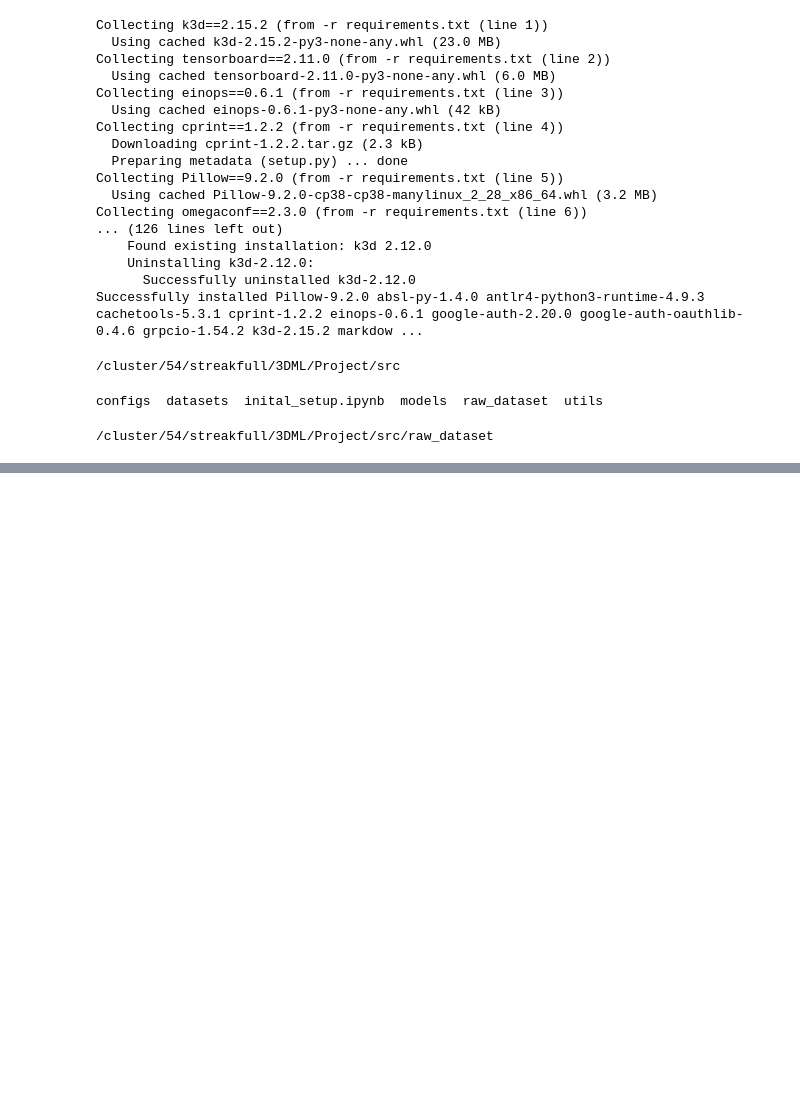
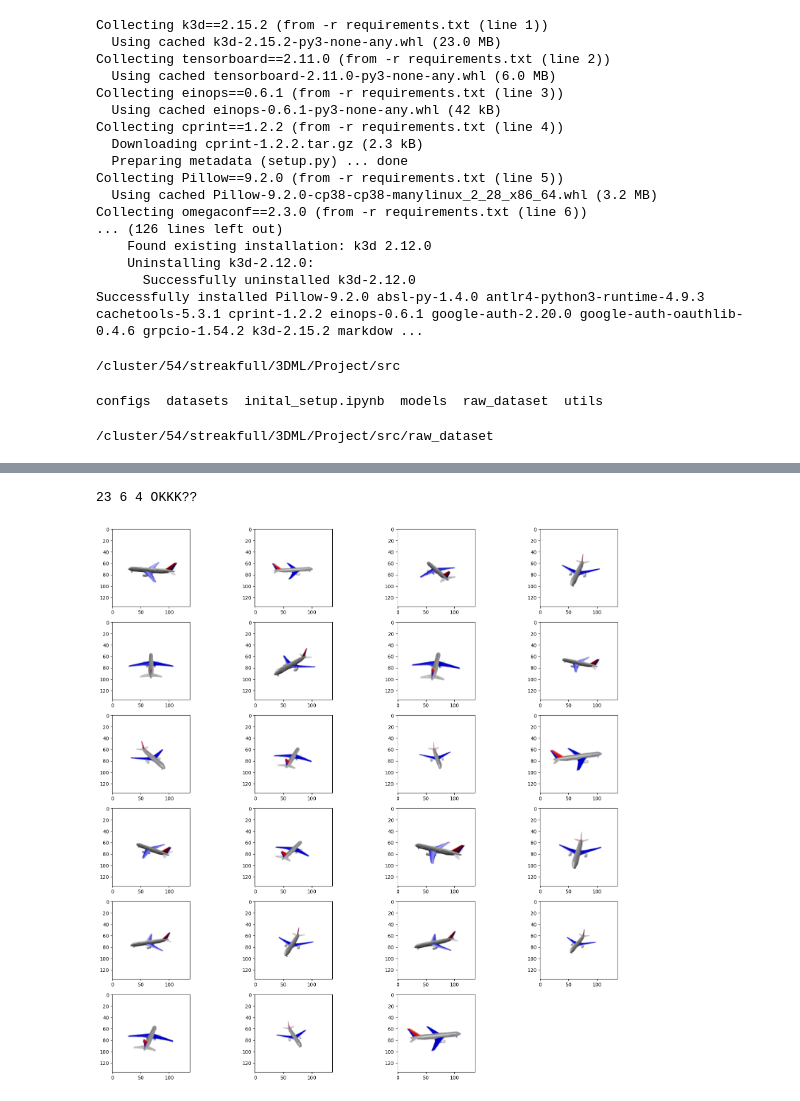
Before and after one commit to Streakfull/3DML, a Jupyter notebook: Project/src/inital_setup.ipynb, the cells around one changed output, grey strips where cells are left out. Cells and saved outputs as stored; diff of their text form; code cells hidden in the pictures; blank space fills up the shorter version.

Commit message:
Adds dataset class

```diff
--- a/Project/src/inital_setup.ipynb
+++ b/Project/src/inital_setup.ipynb
@@ -46,0 +59,10 @@ mkdir("ShapeNet")
+# %%
+dataset = ShapeNet(cat="airplane",is_overfit=False)
+len(dataset)
+dataset.items
+voxels = dataset[0]["voxels"]
+images = dataset[0]["images"]
+# %%
+visualize_occupancy(voxels)
+visualize_images(images[0])
+# %% [output]
@@ -46,0 +70,2 @@ mkdir("ShapeNet")
+23 6 4 OKKK??
+[figure, added]
```
Also changed, not shown: parts of 2 cells of this notebook, 9 other files.
